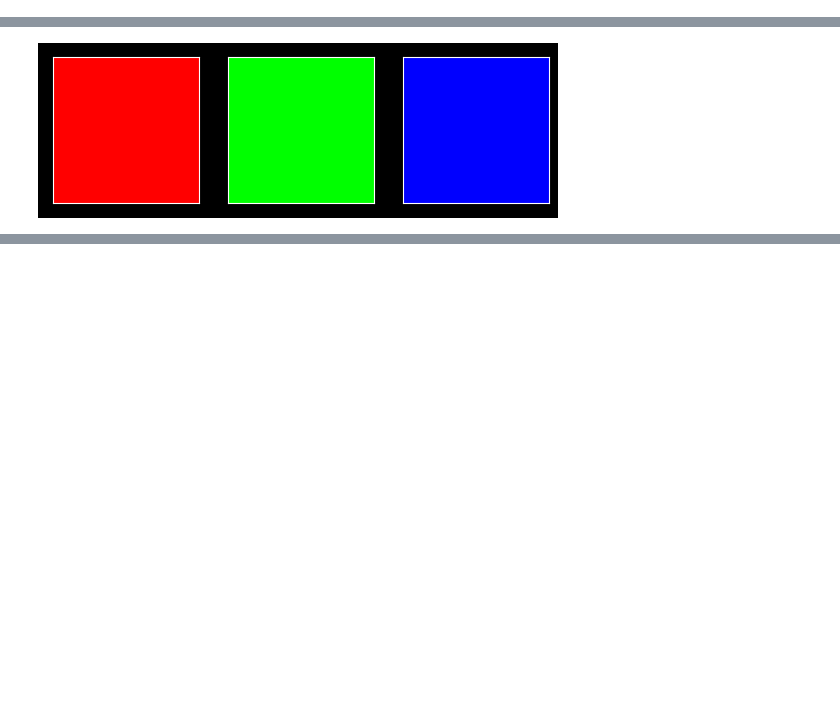
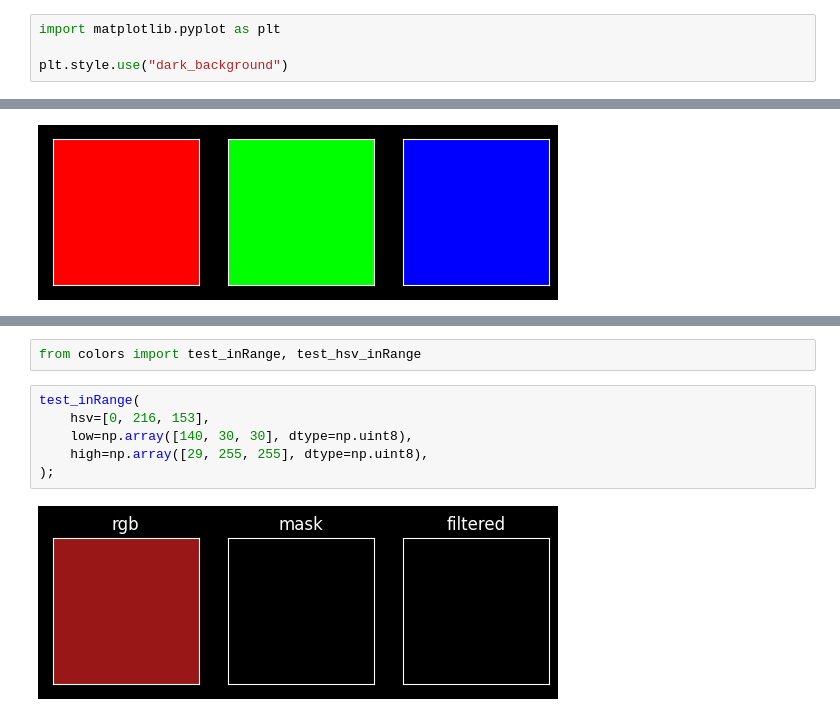
Before and after one commit to phunc20/python, a Jupyter notebook: cv2/colorspaces/hsv.ipynb, the cells around one changed output, grey strips where cells are left out. Drawn from its saved outputs; the diff is of its cells as text; blank space fills up the shorter version.

Commit message:
code on thresholding red colors using cv2.inRange

```diff
--- a/cv2/colorspaces/hsv.ipynb
+++ b/cv2/colorspaces/hsv.ipynb
@@ -12,6 +12,10 @@ one way is to use softwares like GIMP
 1. Open GIMP and open your image in GIMP
 2. Move your cursor to under the targeted pixel
 3. On the right panel, it show the RGB/HSV values
+# %%
+import matplotlib.pyplot as plt
+
+plt.style.use("dark_background")
 # %%
 import ipywidgets as widgets
 from ipywidgets import interact
@@ -132,0 +141,10 @@ display_colors(colors, show=False, colorspace="rgb");
+# %%
+from colors import test_inRange, test_hsv_inRange
+# %%
+test_inRange(
+    hsv=[0, 216, 153],
+    low=np.array([140, 30, 30], dtype=np.uint8),
+    high=np.array([29, 255, 255], dtype=np.uint8),
+);
+# %% [output]
+[figure, added]
```
Also changed, not shown: parts of 6 cells of this notebook, 2 other files.
